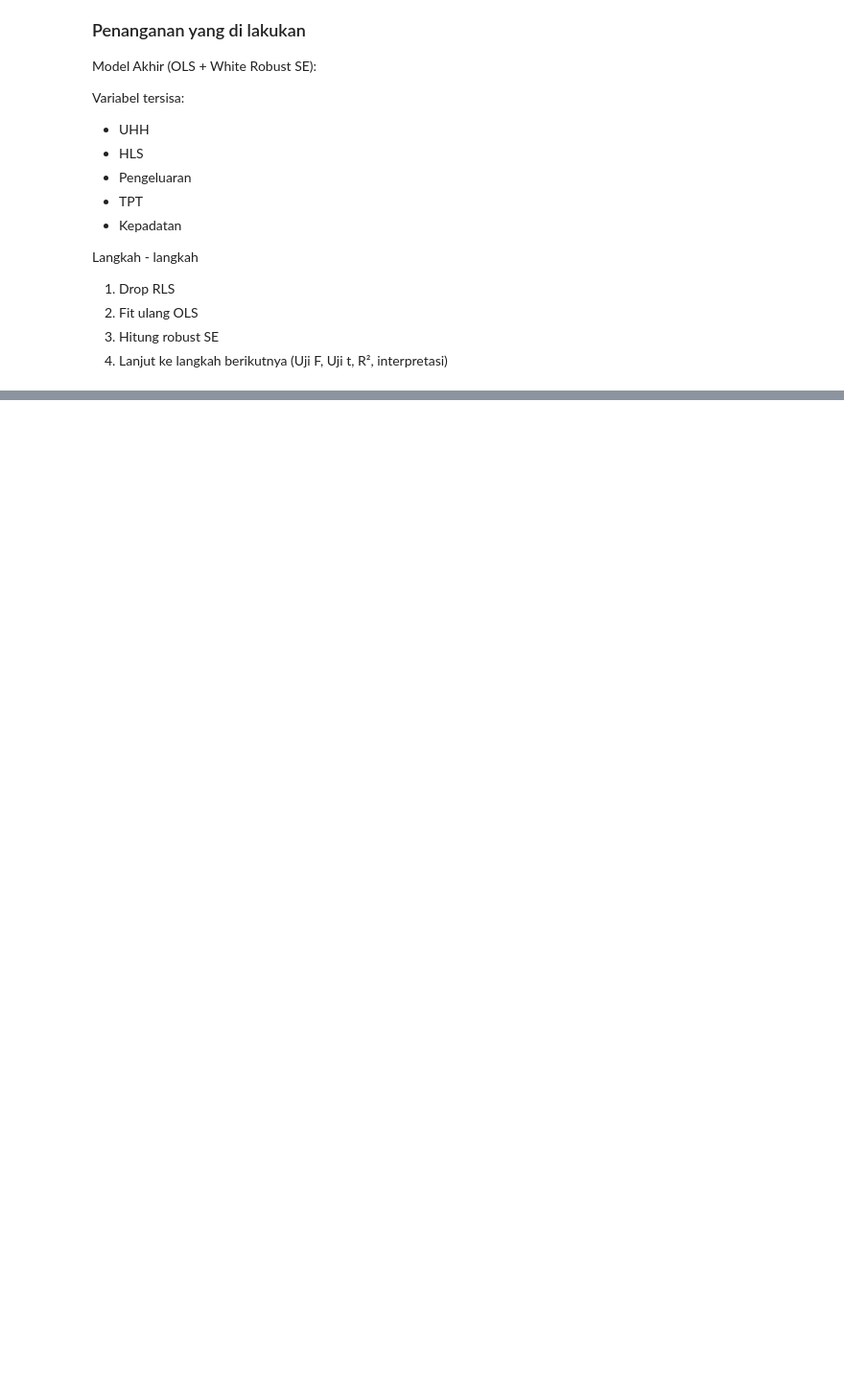
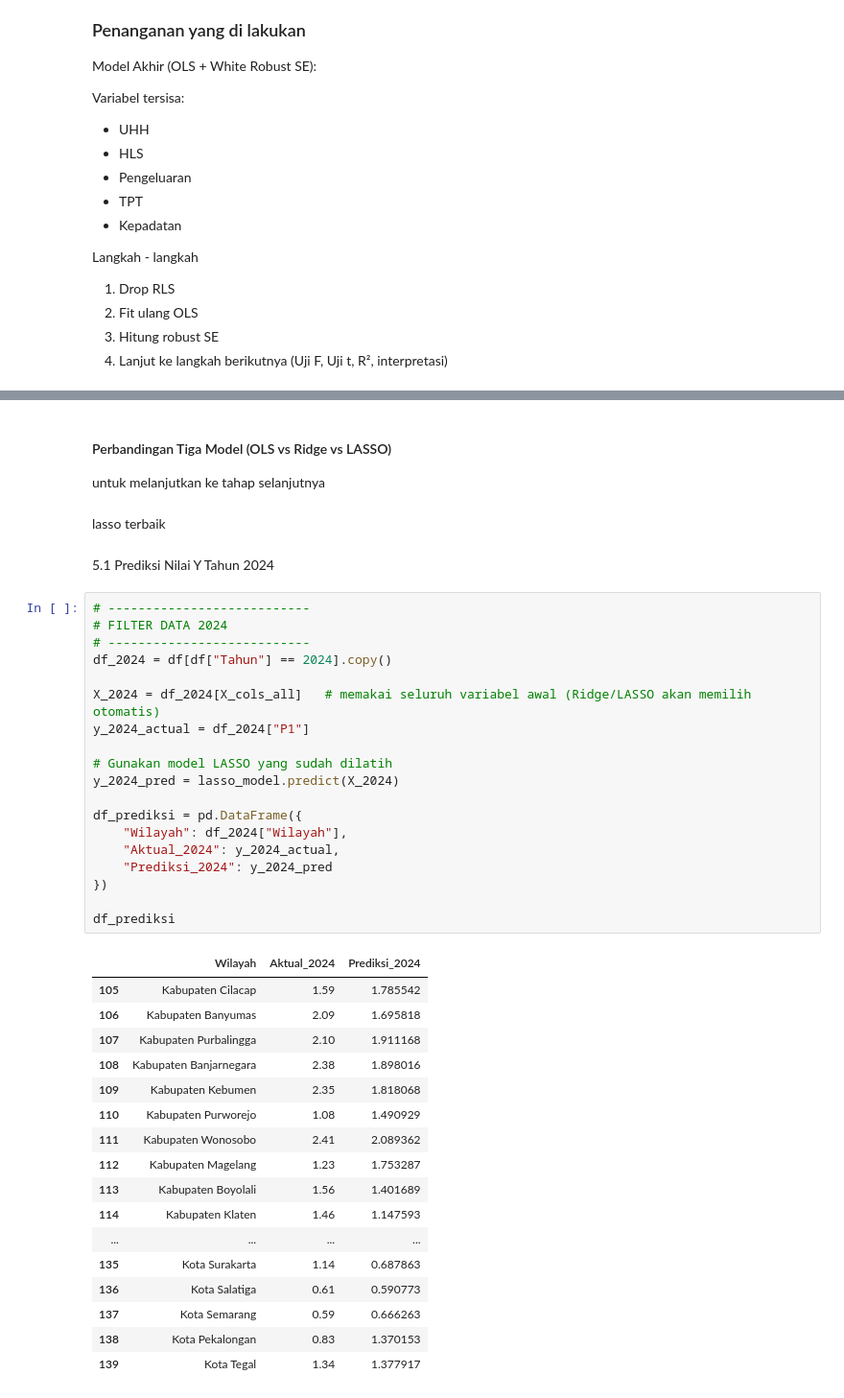
Before and after one commit to trishagarniss/projek-PDS-IPM, a Jupyter notebook: src/04_Modelling_dan_Interpretasi.ipynb, the cells around one changed output, grey strips where cells are left out. Shown: that part at 96% size. Cells and saved outputs as stored; diff of their text form; blank space fills up the shorter version.

```diff
--- a/src/04_Modelling_dan_Interpretasi.ipynb
+++ b/src/04_Modelling_dan_Interpretasi.ipynb
@@ -91,0 +356,44 @@ df.head()
+# %% [markdown]
+#### Perbandingan Tiga Model (OLS vs Ridge vs LASSO)
+untuk melanjutkan ke tahap selanjutnya
+# %% [markdown]
+lasso terbaik
+# %% [markdown]
+5.1 Prediksi Nilai Y Tahun 2024
+# %%
+# ---------------------------
+# FILTER DATA 2024
+# ---------------------------
+df_2024 = df[df["Tahun"] == 2024].copy()
+
+X_2024 = df_2024[X_cols_all]   # memakai seluruh variabel awal (Ridge/LASSO akan memilih otomatis)
+y_2024_actual = df_2024["P1"]
+
+# Gunakan model LASSO yang sudah dilatih
+y_2024_pred = lasso_model.predict(X_2024)
+
+df_prediksi = pd.DataFrame({
+    "Wilayah": df_2024["Wilayah"],
+    "Aktual_2024": y_2024_actual,
+    "Prediksi_2024": y_2024_pred
+})
+
+df_prediksi
+# %% [output]
+|  | Wilayah | Aktual_2024 | Prediksi_2024 |
+| 105 | Kabupaten Cilacap | 1.59 | 1.785542 |
+| 106 | Kabupaten Banyumas | 2.09 | 1.695818 |
+| 107 | Kabupaten Purbalingga | 2.10 | 1.911168 |
+| 108 | Kabupaten Banjarnegara | 2.38 | 1.898016 |
+| 109 | Kabupaten Kebumen | 2.35 | 1.818068 |
+| 110 | Kabupaten Purworejo | 1.08 | 1.490929 |
+| 111 | Kabupaten Wonosobo | 2.41 | 2.089362 |
+| 112 | Kabupaten Magelang | 1.23 | 1.753287 |
+| 113 | Kabupaten Boyolali | 1.56 | 1.401689 |
+| 114 | Kabupaten Klaten | 1.46 | 1.147593 |
+| ... | ... | ... | ... |
+| 135 | Kota Surakarta | 1.14 | 0.687863 |
+| 136 | Kota Salatiga | 0.61 | 0.590773 |
+| 137 | Kota Semarang | 0.59 | 0.666263 |
+| 138 | Kota Pekalongan | 0.83 | 1.370153 |
+| 139 | Kota Tegal | 1.34 | 1.377917 |
```
Also changed, not shown: parts of 20 cells of this notebook.
